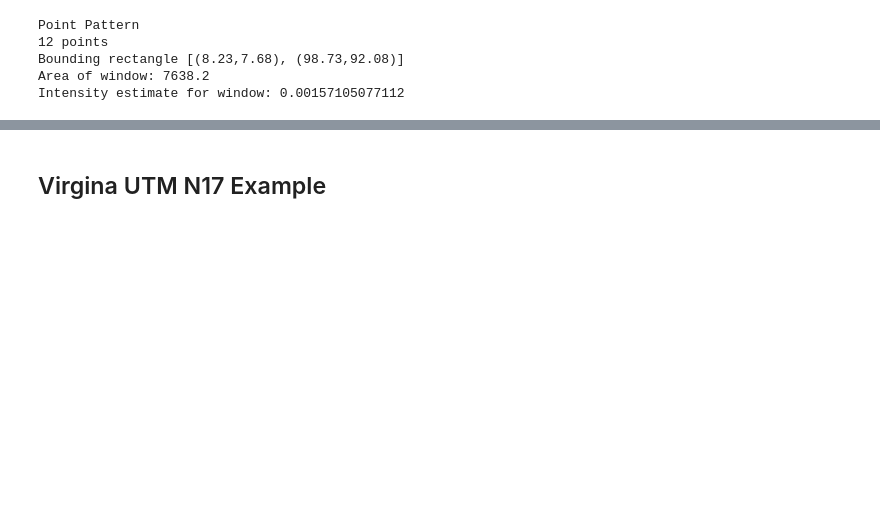
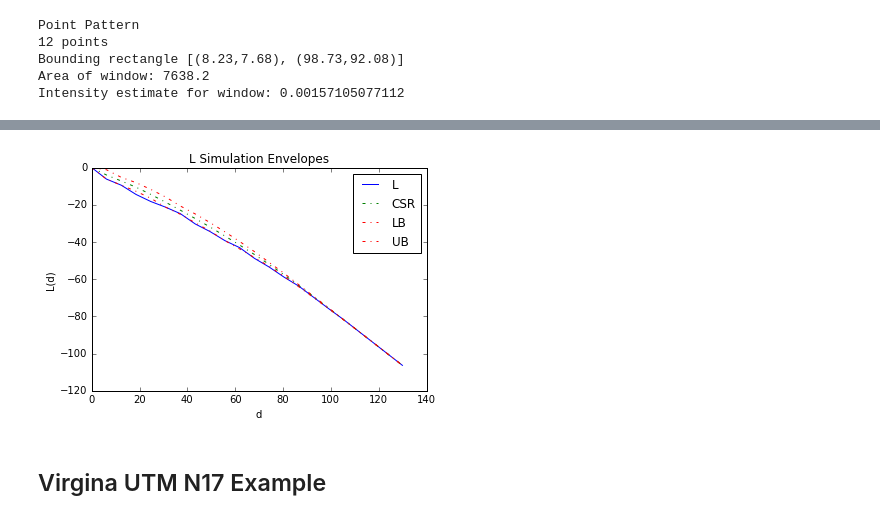
Before and after one commit to pysal/pointpats, a Jupyter notebook: distance_statistics.ipynb, the cells around one changed output, grey strips where cells are left out. Drawn from its saved outputs; the diff is of its cells as text; code cells hidden in the pictures; blank space fills up the shorter version.

```diff
--- a/distance_statistics.ipynb
+++ b/distance_statistics.ipynb
@@ -99,3 +108,8 @@ jenv.plot()
+# %%
+lenv = Lenv(p1, intervals=20, realizations=realizations)
+lenv.plot()
+# %% [output]
+[figure, added]
 # %% [markdown]
 ## Virgina UTM N17 Example
 # %%
```
Also changed, not shown: parts of 41 cells of this notebook, 5 other files.
